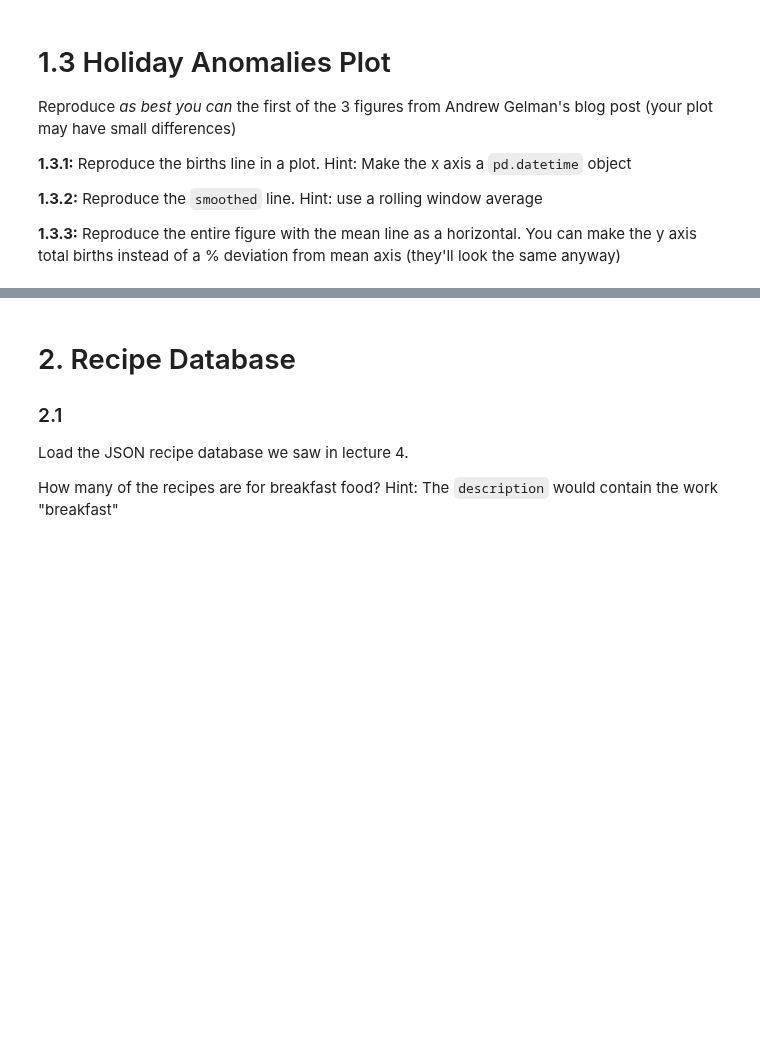
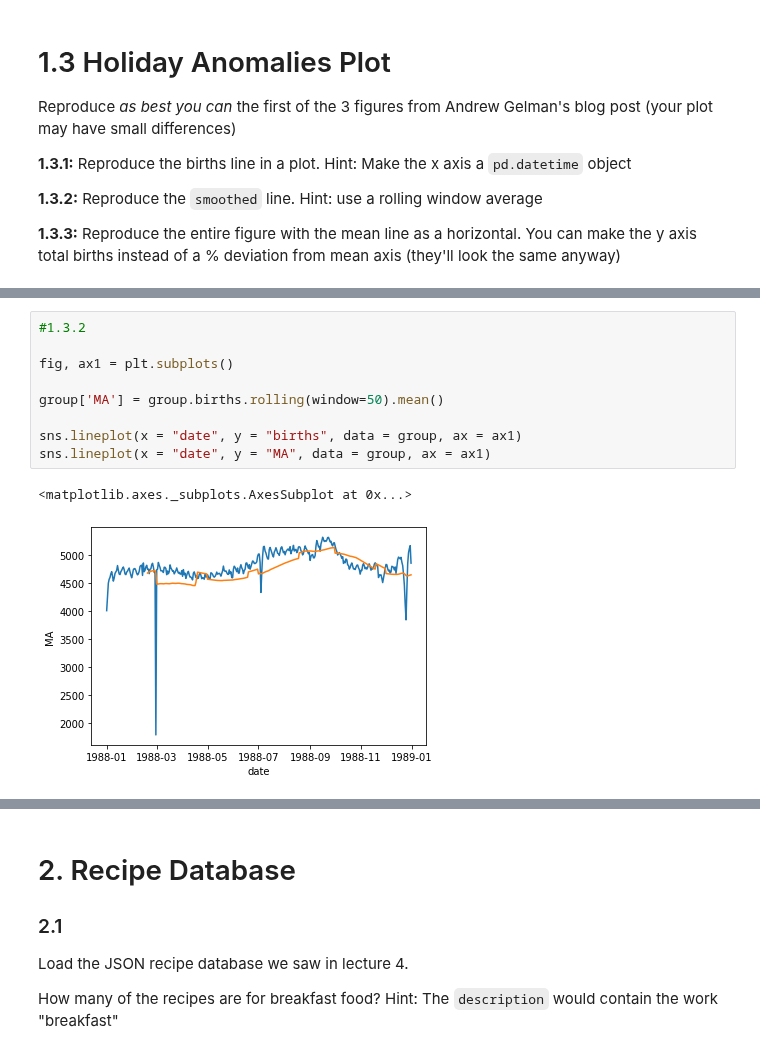
Before and after one commit to cb-ds-1/m2-3-exploration, a Jupyter notebook: workshop.ipynb, the cells around one changed output, grey strips where cells are left out. Cells and saved outputs as stored; diff of their text form; blank space fills up the shorter version.

```diff
--- a/workshop.ipynb
+++ b/workshop.ipynb
@@ -30,0 +82,12 @@ Reproduce *as best you can* the first of the 3 figures from Andrew Gelman's blog
+# %%
+#1.3.2
+
+fig, ax1 = plt.subplots()
+
+group['MA'] = group.births.rolling(window=50).mean()
+
+sns.lineplot(x = "date", y = "births", data = group, ax = ax1)
+sns.lineplot(x = "date", y = "MA", data = group, ax = ax1)
+# %% [output]
+<matplotlib.axes._subplots.AxesSubplot at 0x...>
+[figure, added]
```
Also changed, not shown: parts of 13 cells of this notebook, 5 other files.
